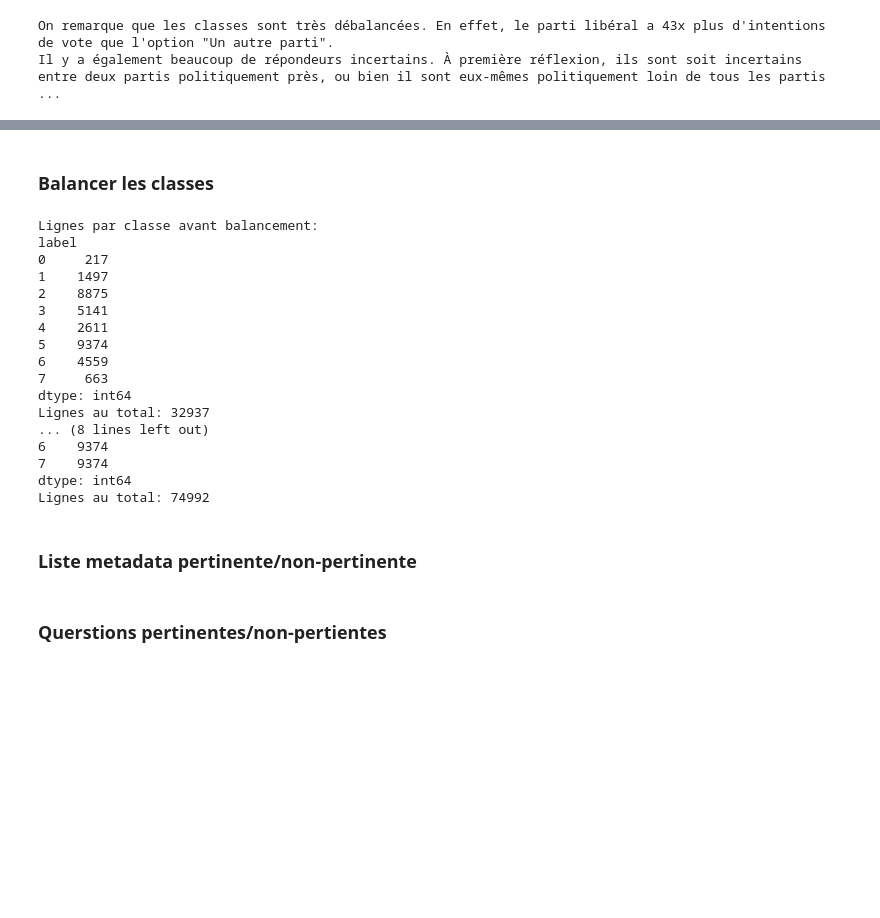
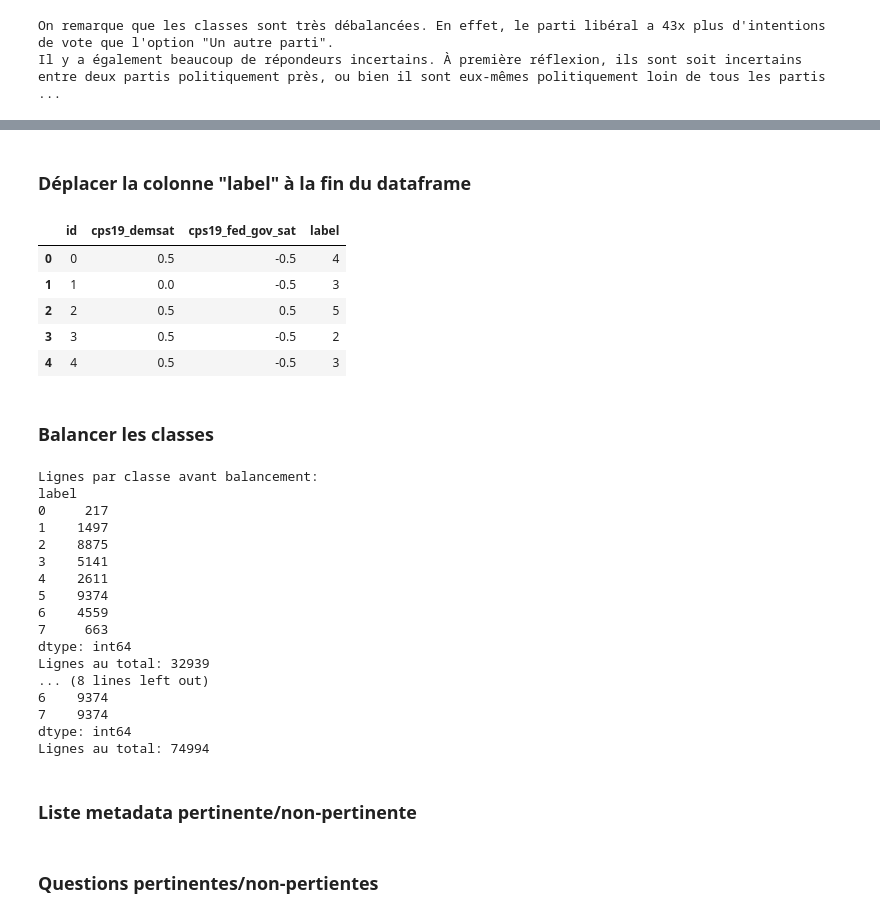
Before and after one commit to n0aaz/Projet_GLO-7027, a Jupyter notebook: traitementDonnees.ipynb, the cells around one changed output, grey strips where cells are left out. Cells and saved outputs as stored; diff of their text form; code cells hidden in the pictures; blank space fills up the shorter version.

```diff
--- a/traitementDonnees.ipynb
+++ b/traitementDonnees.ipynb
@@ -277,7 +243,20 @@ print(df.shape[0])
+# %% [markdown]
+### Déplacer la colonne "label" à la fin du dataframe
+# %%
+cols = [col for col in clean_df.columns if col != label_column] + [label_column]
+clean_df = clean_df[cols]
+clean_df.head()
+# %% [output]
+|  | id | cps19_demsat | cps19_fed_gov_sat | label |
+| 0 | 0 | 0.5 | -0.5 | 4 |
+| 1 | 1 | 0.0 | -0.5 | 3 |
+| 2 | 2 | 0.5 | 0.5 | 5 |
+| 3 | 3 | 0.5 | -0.5 | 2 |
+| 4 | 4 | 0.5 | -0.5 | 3 |
 # %% [markdown]
 ### Balancer les classes
 # %%
-label_groups = clean_df.groupby("label")
+label_groups = clean_df.groupby(label_column)
 print("Lignes par classe avant balancement:")
 print(label_groups.size())
 print(f"Lignes au total: {clean_df.shape[0]}")
@@ -290,7 +269,7 @@ for class_index, group in label_groups:
 balanced_df = pd.concat(lst)
 
 print("Lignes par classe après balancement:")
-print(balanced_df.groupby("label").size())
+print(balanced_df.groupby(label_column).size())
 print(f"Lignes au total: {balanced_df.shape[0]}")
 # %% [output]
 Lignes par classe avant balancement:
@@ -304,12 +283,12 @@ label
 6    4559
 7     663
 dtype: int64
-Lignes au total: 32937
+Lignes au total: 32939
 ... (8 lines left out)
 6    9374
 7    9374
 dtype: int64
-Lignes au total: 74992
+Lignes au total: 74994
 # %% [markdown]
 ### Liste metadata pertinente/non-pertinente
 # %%
@@ -390,7 +369,7 @@ meta_data_non_pertinente = ["cps19_StartDate",
                             "pes19_weight_general_all",
                             "pes19_weight_general_restricted"]
 # %% [markdown]
-### Querstions pertinentes/non-pertientes
+### Questions pertinentes/non-pertientes
 # %%
 questions_pertinentes = [
     "cps19_citizenship",
```
Also changed, not shown: parts of 15 cells of this notebook, 1 other file.
